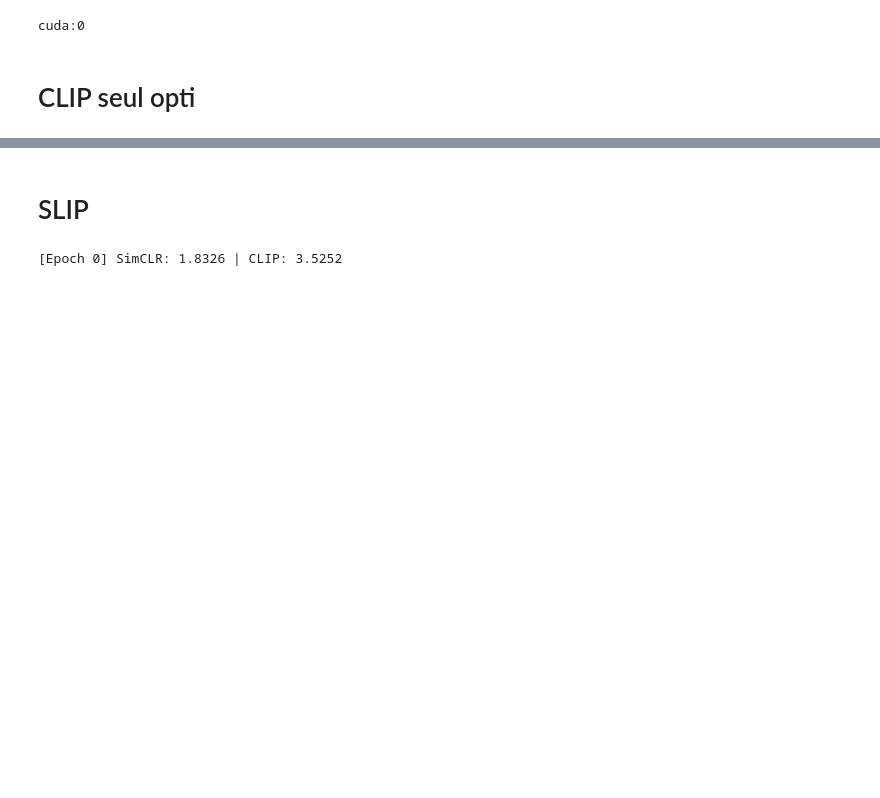
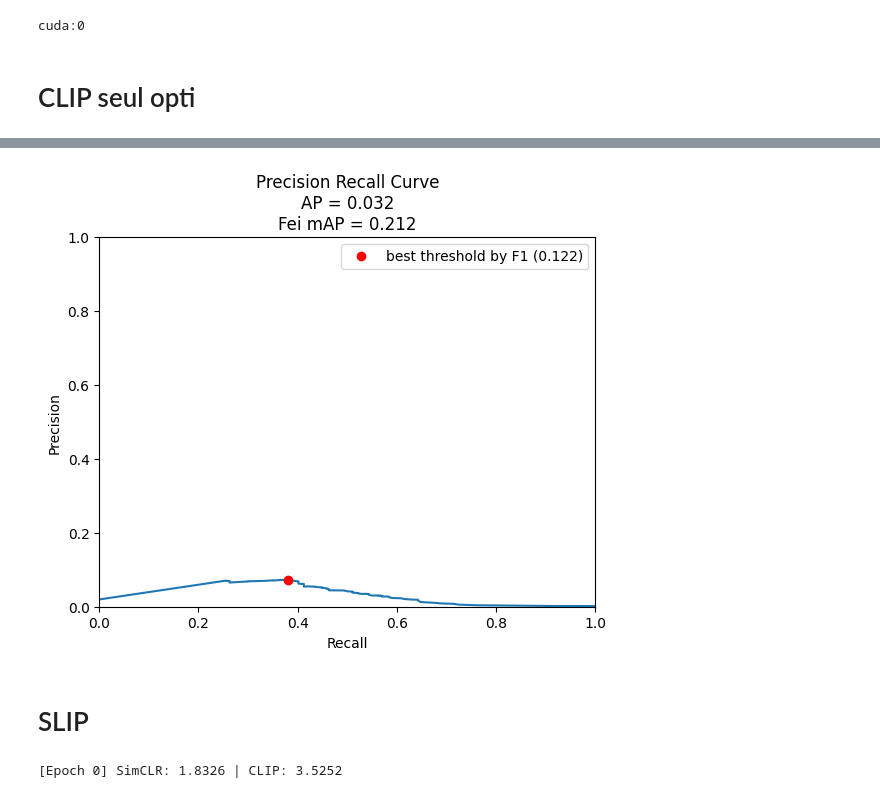
Before and after one commit to Raphael-Renard/HighVision, a Jupyter notebook: representation/multimodal/methods/slip.ipynb, the cells around one changed output, grey strips where cells are left out. Drawn from its saved outputs; the diff is of its cells as text; code cells hidden in the pictures; blank space fills up the shorter version.

```diff
--- a/representation/multimodal/methods/slip.ipynb
+++ b/representation/multimodal/methods/slip.ipynb
@@ -216,6 +216,23 @@ class ClipDataset(Dataset):
         return image, self.captions[idx]
 
 
+class ClipDataset_test(Dataset):
+    def __init__(self, image_paths):
+        self.image_paths = image_paths
+        self.transform = transforms.Compose([
+            transforms.Resize((224, 224)),
+            transforms.ToTensor()])
+
+    def __len__(self):
+        return len(self.image_paths)
+
+    def __getitem__(self, idx):
+        image_path = self.image_paths[idx]
+        image = Image.open(image_path).convert("RGB")
+        image = self.transform(image)
+        return image
+
+
 
 captions = images_per_captions["a black and white photo of "]
 
@@ -225,6 +242,25 @@ train_images, val_images, train_captions, val_captions = train_test_split(
 
 train_dataset = ClipDataset(train_images, train_captions)
 val_dataset = ClipDataset(val_images, val_captions)
+test_loader_clip = DataLoader(ClipDataset_test(xSim), batch_size=batch_size, shuffle=False)
+# %%
+class ClipDataset_test(Dataset):
+    def __init__(self, image_paths):
+        self.image_paths = image_paths
+        self.transform = transforms.Compose([
+            transforms.Resize((224, 224)),
+            transforms.ToTensor()])
+
+    def __len__(self):
+        return len(self.image_paths)
+
+    def __getitem__(self, idx):
+        image_path = self.image_paths[idx]
+        image = Image.open(image_path).convert("RGB")
+        image = self.transform(image)
+        return image
+
+test_loader_clip = DataLoader(ClipDataset_test(xSim), batch_size=batch_size, shuffle=False)
 # %%
 import torch
 import torch.nn.functional as F
@@ -511,3 +613,7 @@ fine_tune_clip("fine_tuned_clip_1", model, train_dataset, val_dataset, device, e
+# %%
+test(model, "clip_opti_test1", test_loader_clip, y_test)
+# %% [output]
+[figure, added]
 # %% [markdown]
 # SLIP
 # %%
```
Also changed, not shown: parts of 3 cells of this notebook.
